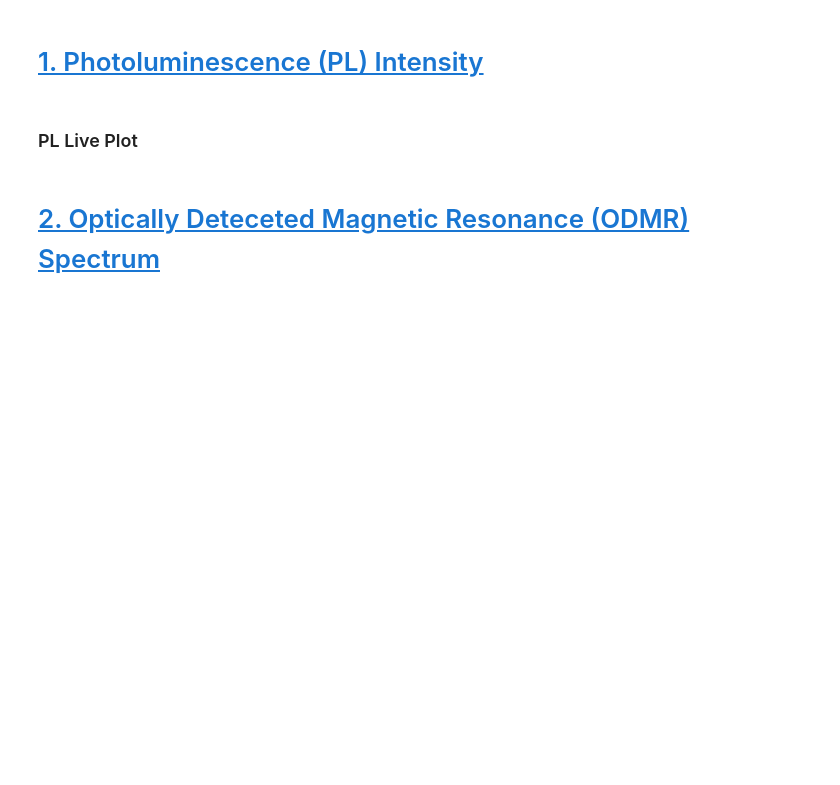
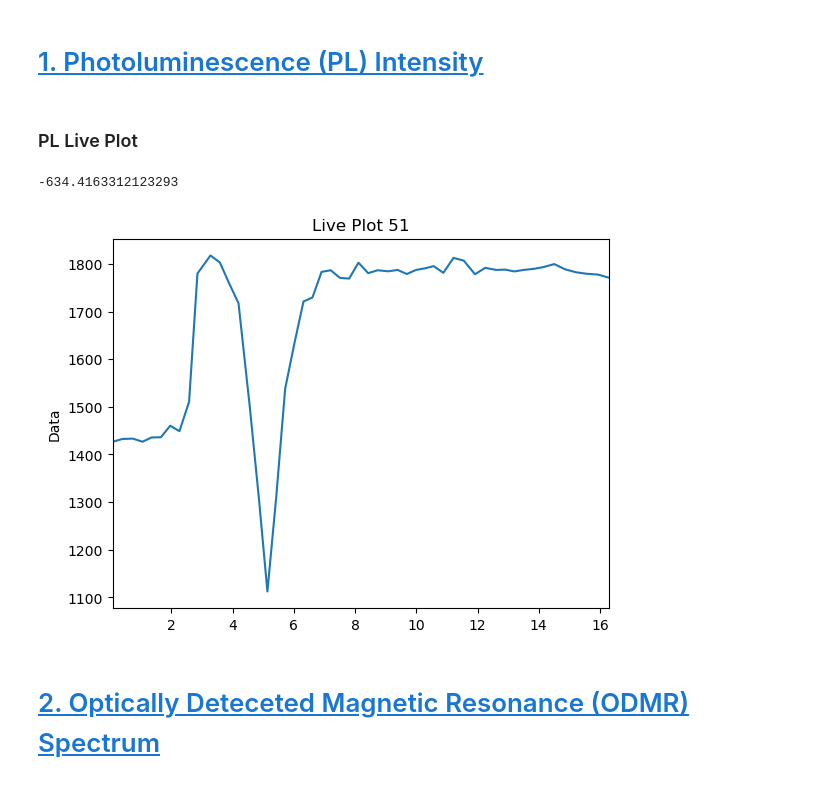
Before and after one commit to Henriksen-Lab/qick_dawg_johns_ver, a Jupyter notebook: jupyter_notebooks/NV_Notebook_Johns.ipynb, the cells around one changed output. Cells and saved outputs as stored; diff of their text form; code cells hidden in the pictures; blank space fills up the shorter version.

```diff
--- a/jupyter_notebooks/NV_Notebook_Johns.ipynb
+++ b/jupyter_notebooks/NV_Notebook_Johns.ipynb
@@ -22,32 +26,35 @@ import scipy
 
 qd.start_client('128.252.134.24')
 
+#Define useful times
 min_step_us = qd.soccfg.cycles2us(1) # this is the minimum step size in us, which is the time for one clock cycle
 min_step_ns = min_step_us*1e3
 max_int_time_us = min_step_us * (2**16 - 1)
 max_int_time_ns = min_step_ns * (2**16 - 1)
 
+#Set default expirimental configurations
 default_config = qd.NVConfiguration()
 
 default_config.adc_channel = 0
 default_config.adc_trigger_offset_treg = 177
-
-default_config.mw_channel = 0
+default_config.mw_channel = 1
 default_config.mw_nqz = 1
-
 default_config.laser_power = 5
-default_config.usb_connect = true
-
 default_config.laser_gate_pmod = 0
 default_config.switch_pmod = 1
 default_config.pre_init = True
-default_config.relax_delay_tns = 500 # between each rep, wait for everything to catch up, mostly aom
+default_config.relax_delay_tns = 500
 
+#Set to True if computer is connected to the laser by USB
+default_config.usb_connect = True
+
+#Set the configurations to define what 'zero' is for each measurment
 zero_callibration = copy(default_config)
 zero_callibration.readout_integration_tus = max_int_time_us
 zero_callibration.reps = 500
 zero_callibration.mw_gain = 0
 
+#Connect to the laser by usb if usb_connect is True
 if default_config.usb_connect:
     ser = serial.Serial(port = "/dev/cu.usbserial-A10O10L5",
                         baudrate = 9600,
@@ -63,19 +68,26 @@ if default_config.usb_connect:
 # [1. Photoluminescence (PL) Intensity](#top) <a class="anchor" id="second-bullet"></a>
 # %% [markdown]
 ### PL Live Plot
+# %%
+zero = qd.PLIntensity(zero_callibration).acquire()
+print(zero)
+# %% [output]
+-634.4163312123293
 # %%
 pl_config = copy(default_config)
 
 pl_config.relax_delay_tns = 5 # between each rep, wait for everything to catch up, mostly aom
 pl_config.readout_integration_treg = 2**16-1 # Maxium number of integrated points
-pl_config.reps = 500
-pl_config.mw_gain = 30000
+pl_config.reps = 300
+pl_config.mw_gain = 0
 
 prog = qd.PLIntensity(pl_config)
 
-func = lambda : prog.acquire(progress=False)
+func = lambda : prog.acquire(progress=False) - zero
 
 qd.live_plot(func)
+# %% [output]
+[figure, added]
 # %% [markdown]
 # [2. Optically Deteceted Magnetic Resonance (ODMR) Spectrum](#top) <a class="anchor" id="third-bullet"></a>
 # %% [markdown]
```
Also changed, not shown: parts of 24 cells of this notebook, 9 other files.
